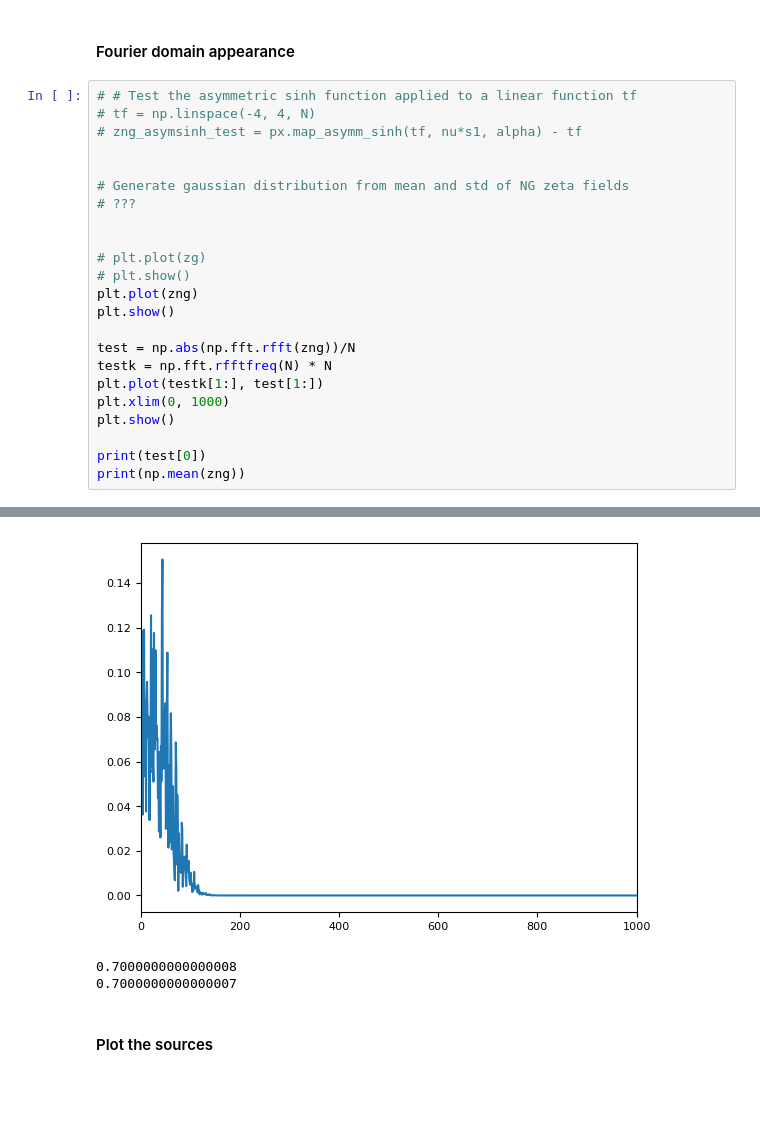
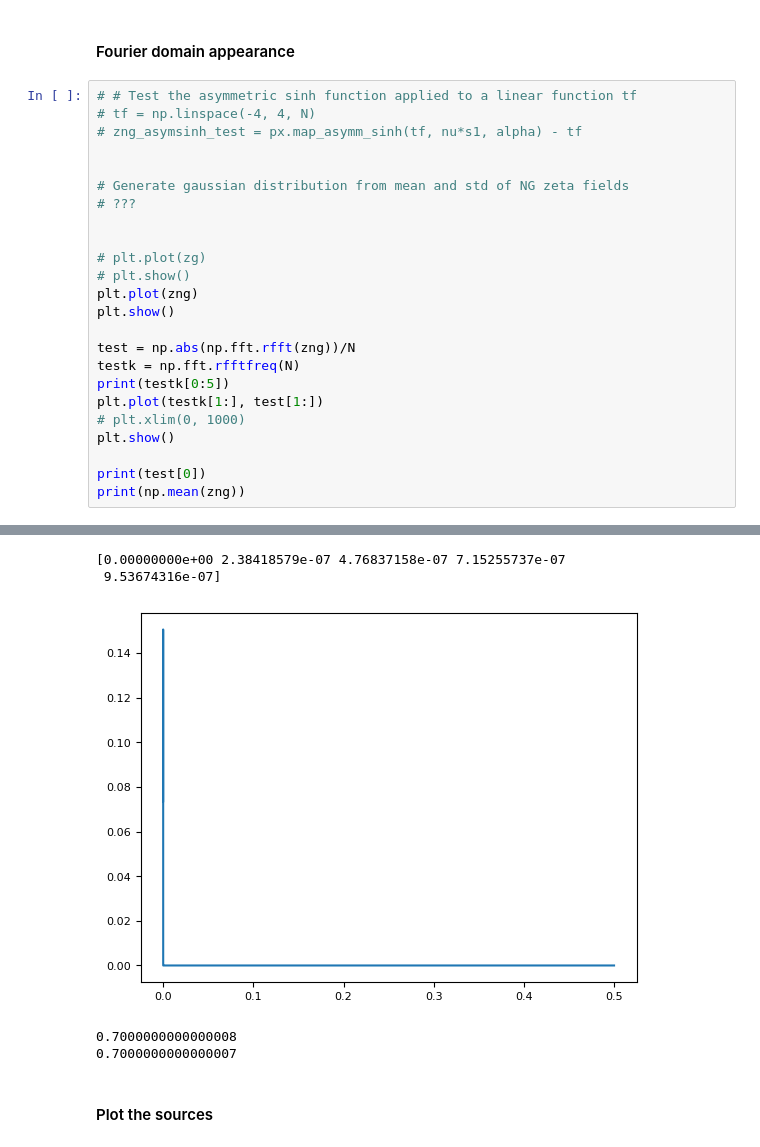
Before and after one commit to inthaider/png_ml_project, a Jupyter notebook: ica/nb_kfica_1d.ipynb, the cells around one changed output, grey strips where cells are left out. Drawn from its saved outputs; the diff is of its cells as text; blank space fills up the shorter version.

```diff
--- a/ica/nb_kfica_1d.ipynb
+++ b/ica/nb_kfica_1d.ipynb
@@ -241,31 +259,34 @@ zgdict = {'y': zg}
 # %%
 # # Test the asymmetric sinh function applied to a linear function tf
 # tf = np.linspace(-4, 4, N)
 # zng_asymsinh_test = px.map_asymm_sinh(tf, nu*s1, alpha) - tf
 
 
 # Generate gaussian distribution from mean and std of NG zeta fields
 # ???
 
 
 # plt.plot(zg)
 # plt.show()
 plt.plot(zng)
 plt.show()
 
 test = np.abs(np.fft.rfft(zng))/N
-testk = np.fft.rfftfreq(N) * N
+testk = np.fft.rfftfreq(N)
+print(testk[0:5])
 plt.plot(testk[1:], test[1:])
-plt.xlim(0, 1000)
+# plt.xlim(0, 1000)
 plt.show()
 
 print(test[0])
 print(np.mean(zng))
 # %% [output]
 [figure]
+[0.00000000e+00 2.38418579e-07 4.76837158e-07 7.15255737e-07
+ 9.53674316e-07]
-[figure, old version]
+[figure, new version]
-0.7000000000000008
-0.7000000000000007
+0.7000000000000008
+0.7000000000000007
 # %% [markdown]
 #### Plot the sources
 # %%
```
Also changed, not shown: parts of 4 cells of this notebook, 6 other files.
